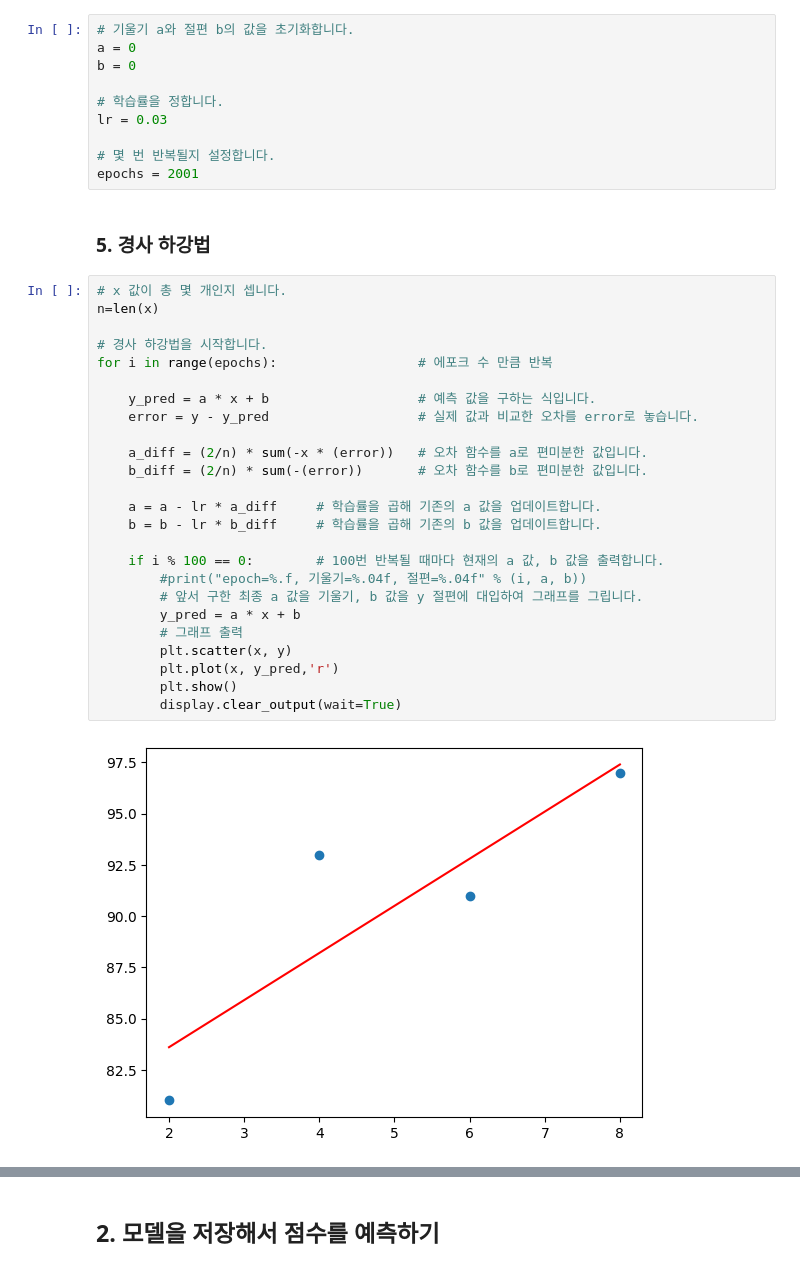
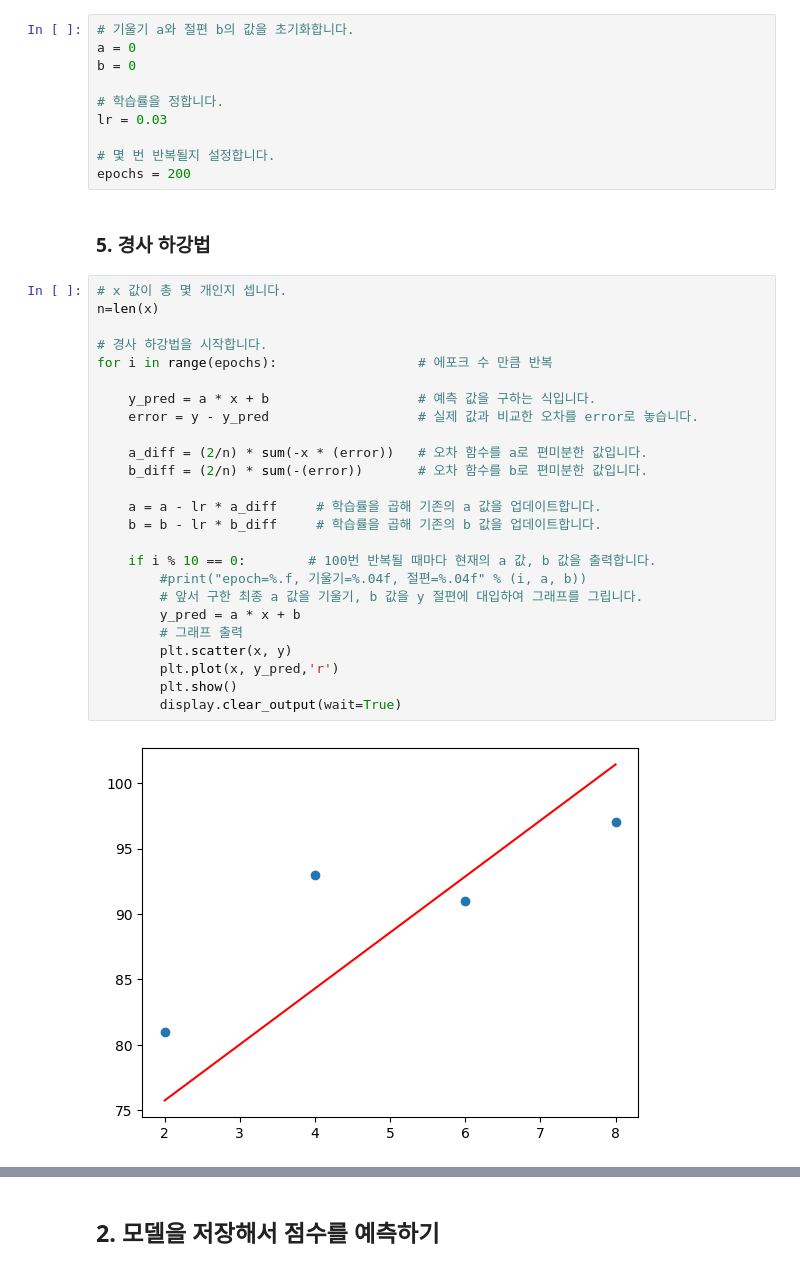
Before and after one commit to min0j98/mobis_aistudy_2023, a Jupyter notebook: DL_1_INTRODUCTION_linear_regression.ipynb, the cells around one changed output, grey strips where cells are left out. Drawn from its saved outputs; the diff is of its cells as text.

```diff
--- a/DL_1_INTRODUCTION_linear_regression.ipynb
+++ b/DL_1_INTRODUCTION_linear_regression.ipynb
@@ -33,33 +33,33 @@ b = 0
 lr = 0.03
 
 # 몇 번 반복될지 설정합니다.
-epochs = 2001
+epochs = 200
 # %% [markdown]
 ### 5. 경사 하강법
 # %%
 # x 값이 총 몇 개인지 셉니다.
 n=len(x)
 
 # 경사 하강법을 시작합니다.
 for i in range(epochs):                  # 에포크 수 만큼 반복
 
     y_pred = a * x + b                   # 예측 값을 구하는 식입니다.
     error = y - y_pred                   # 실제 값과 비교한 오차를 error로 놓습니다.
 
     a_diff = (2/n) * sum(-x * (error))   # 오차 함수를 a로 편미분한 값입니다.
     b_diff = (2/n) * sum(-(error))       # 오차 함수를 b로 편미분한 값입니다.
 
     a = a - lr * a_diff     # 학습률을 곱해 기존의 a 값을 업데이트합니다.
     b = b - lr * b_diff     # 학습률을 곱해 기존의 b 값을 업데이트합니다.
 
-    if i % 100 == 0:        # 100번 반복될 때마다 현재의 a 값, b 값을 출력합니다.
+    if i % 10 == 0:        # 100번 반복될 때마다 현재의 a 값, b 값을 출력합니다.
         #print("epoch=%.f, 기울기=%.04f, 절편=%.04f" % (i, a, b))
         # 앞서 구한 최종 a 값을 기울기, b 값을 y 절편에 대입하여 그래프를 그립니다.
         y_pred = a * x + b
         # 그래프 출력
         plt.scatter(x, y)
         plt.plot(x, y_pred,'r')
         plt.show()
         display.clear_output(wait=True)
 # %% [output]
-[figure, old version]
+[figure, new version]
```
Also changed, not shown: parts of 1 cell of this notebook.
